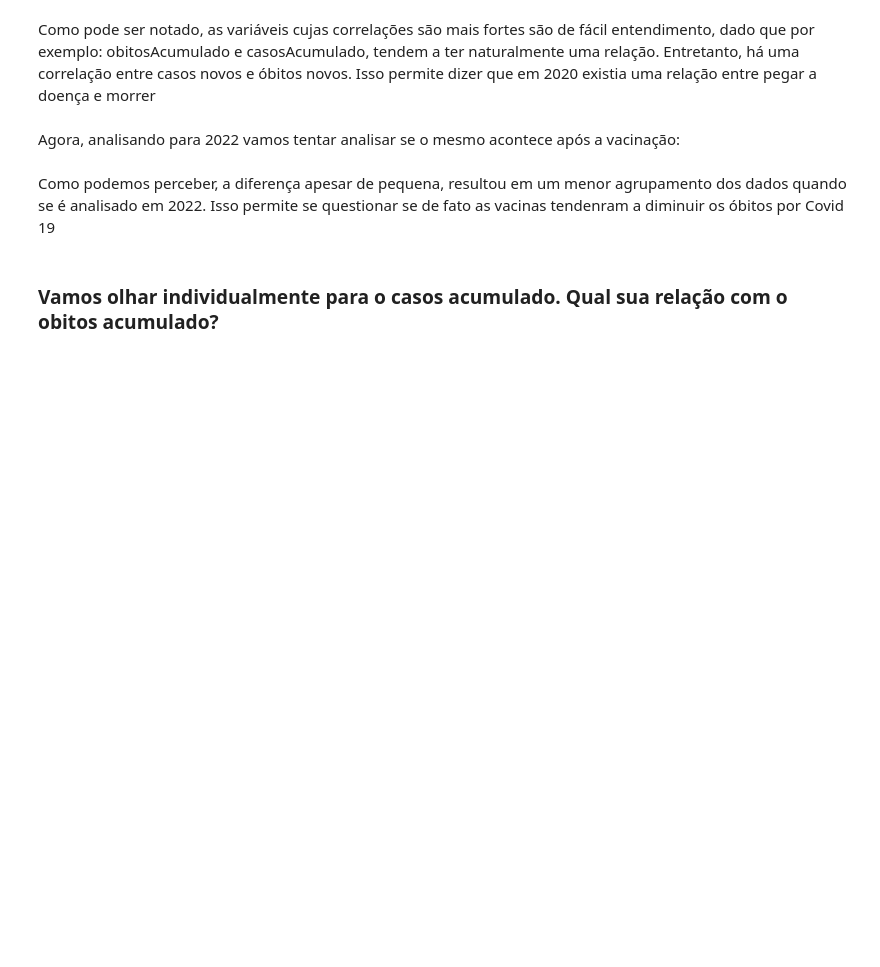
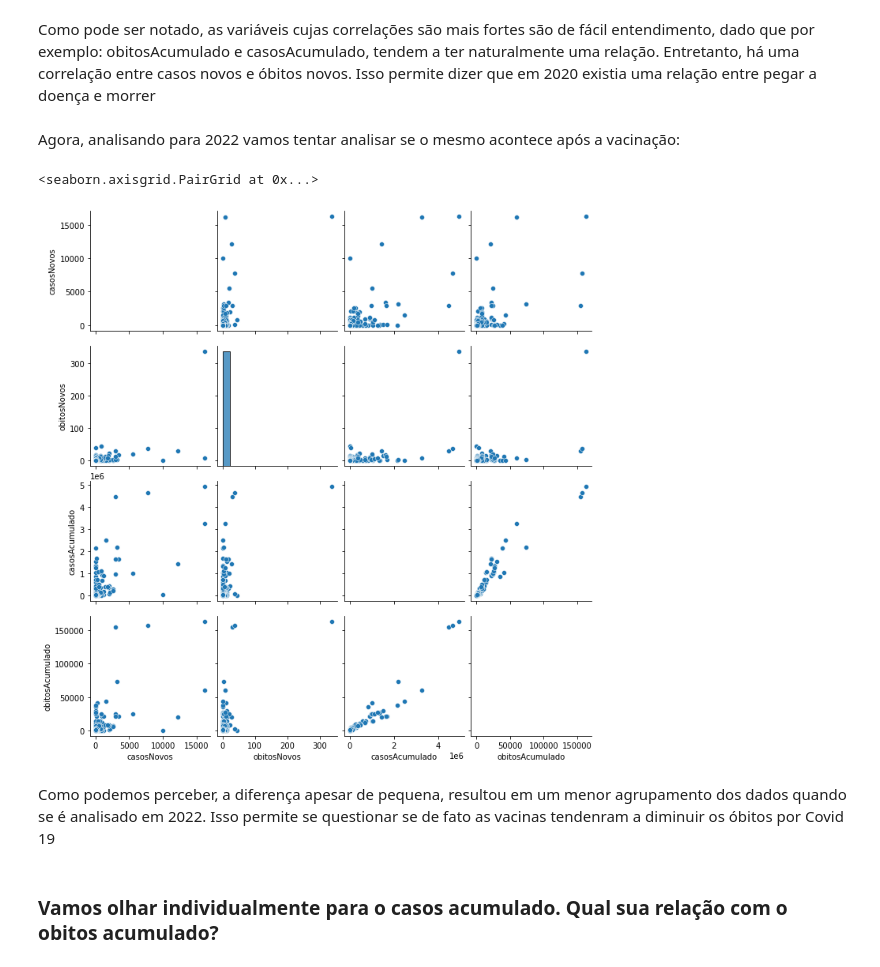
Before and after one commit to GabriellMiranda/TP-Dados-Analise-de-dados-de-covid, a Jupyter notebook: TP_Dados.ipynb, the cells around one changed output. Saved outputs shown, nothing was run; the diff lists cells and outputs as text; code cells hidden in the pictures; blank space fills up the shorter version.

```diff
--- a/TP_Dados.ipynb
+++ b/TP_Dados.ipynb
@@ -1425,8 +1440,11 @@ Como pode ser notado, as variáveis cujas correlações são mais fortes são de
 # %% [markdown]
 Agora, analisando para 2022 vamos tentar analisar se o mesmo acontece após a vacinação:
 # %%
-#sample = RegioesBrasil2022.sample(10000)
-#sns.pairplot(sample,vars=['casosNovos','obitosNovos','casosAcumulado','obitosAcumulado'])
+sample = RegioesBrasil2022.sample(10000)
+sns.pairplot(sample,vars=['casosNovos','obitosNovos','casosAcumulado','obitosAcumulado'])
+# %% [output]
+<seaborn.axisgrid.PairGrid at 0x...>
+[figure, added]
 # %% [markdown]
 Como podemos perceber, a diferença apesar de pequena, resultou em um menor agrupamento dos dados quando se é analisado em 2022. Isso permite se questionar se de fato as vacinas tendenram a diminuir os óbitos por Covid 19
 # %% [markdown]
```
Also changed, not shown: parts of 34 cells of this notebook.
